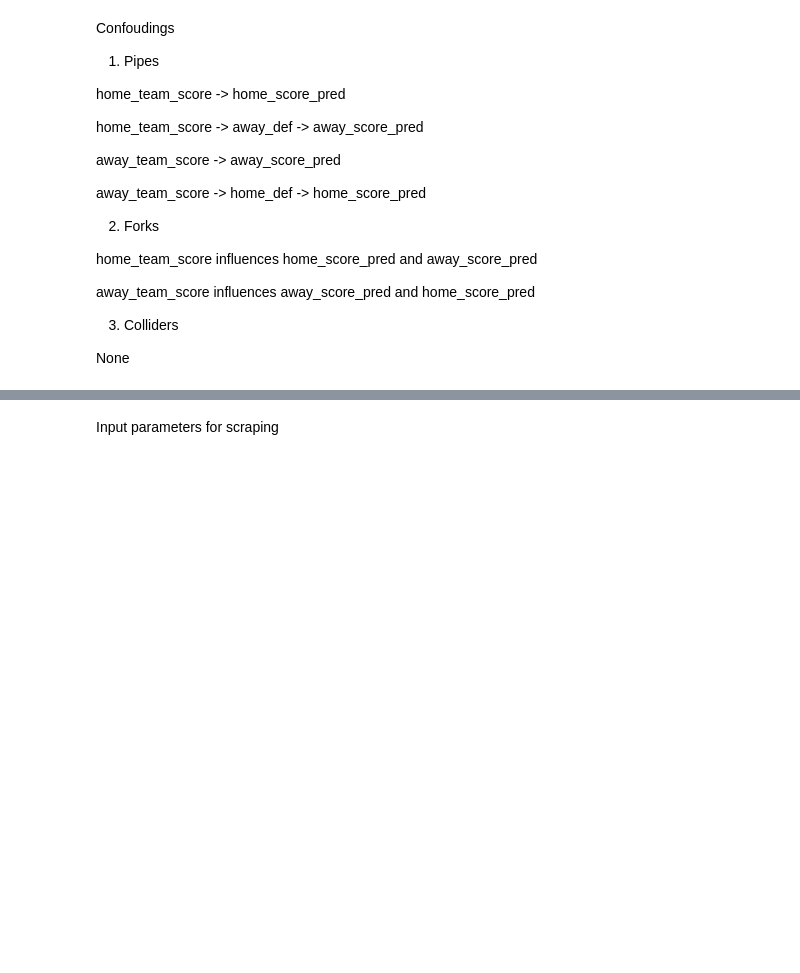
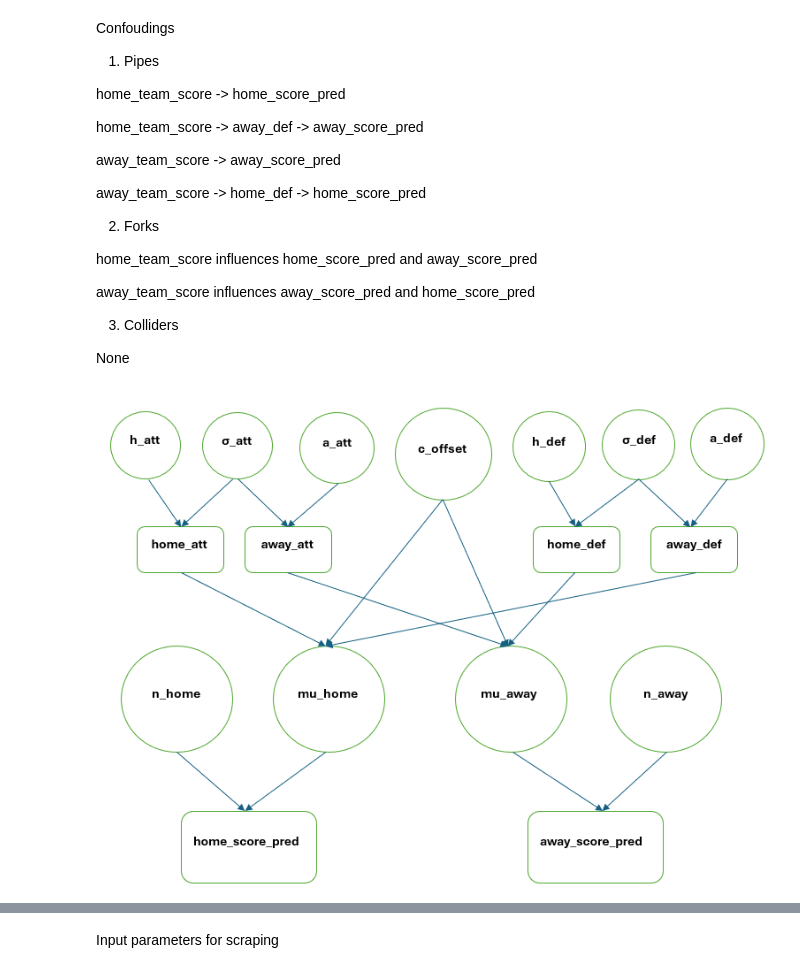
Before and after one commit to Mazart23/NBA_data_analytics, a Jupyter notebook: main.ipynb, the cells around one changed output, grey strips where cells are left out. Cells and saved outputs as stored; diff of their text form; code cells hidden in the pictures; blank space fills up the shorter version.

```diff
--- a/main.ipynb
+++ b/main.ipynb
@@ -34,3 +34,11 @@ away_team_score influences away_score_pred and home_score_pred
 3. Colliders
 
 None
+# %%
+from PIL import Image
+from IPython.display import display
+
+DAG_nbin = Image.open('DAG_nbin.png')
+display(DAG_nbin)
+# %% [output]
+[figure, added]
```
Also changed, not shown: parts of 19 cells of this notebook, 2 other files.
